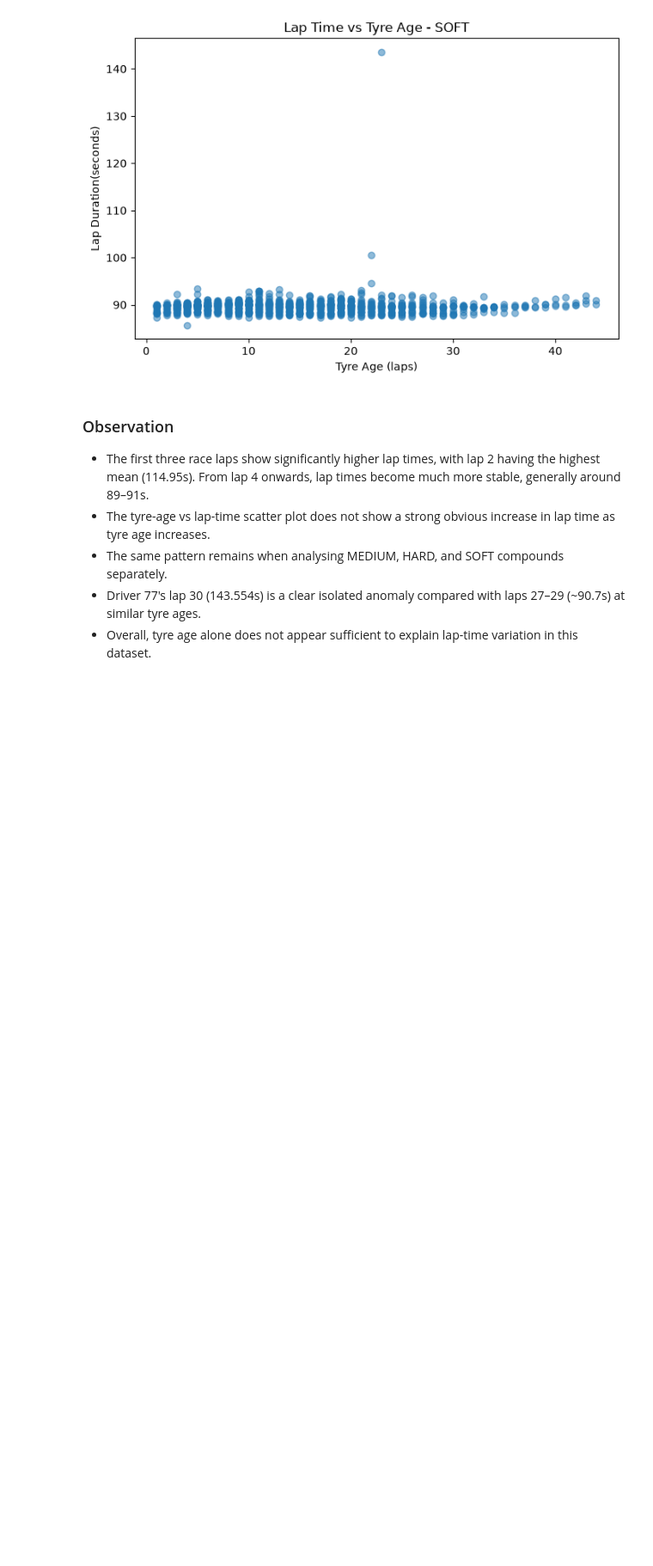
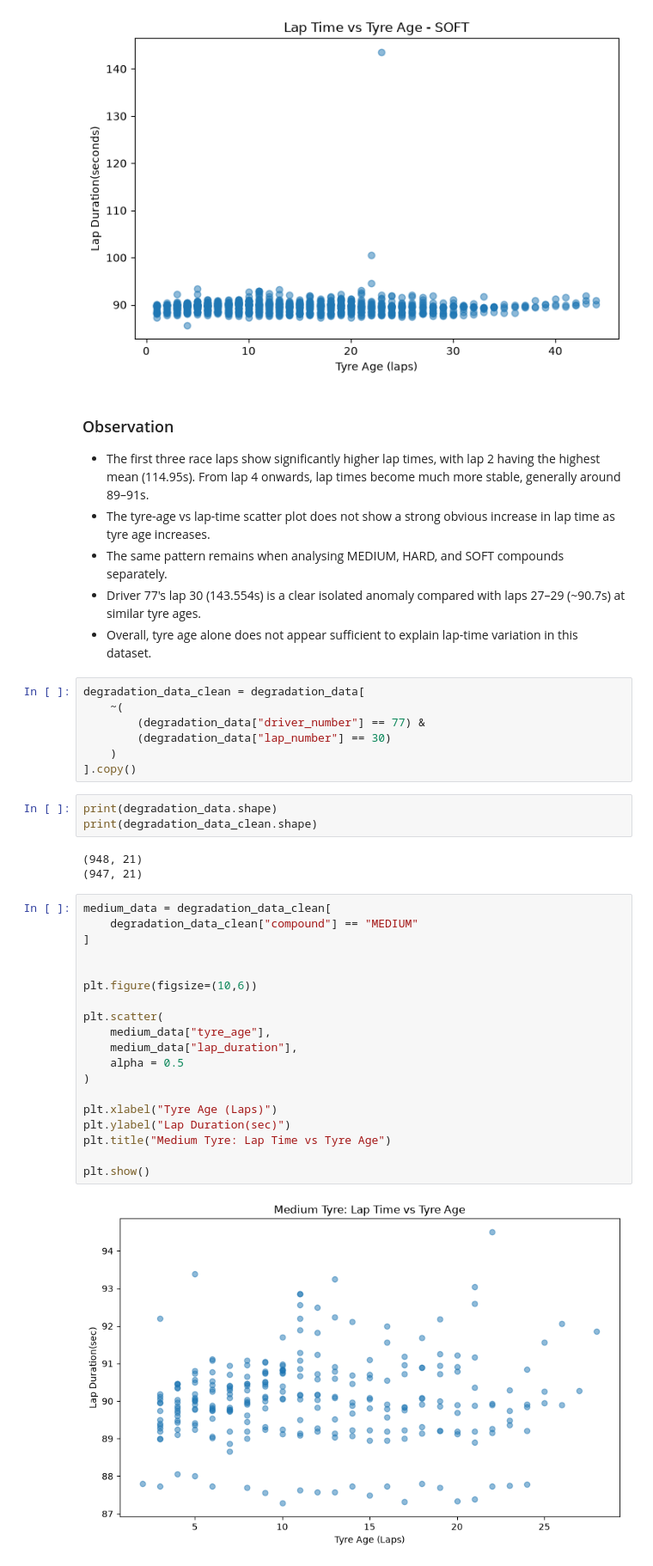
Before and after one commit to usma414/F1-Race-Intelligence-System, a Jupyter notebook: notebooks/01_initial_data_exploration.ipynb, the cells around one changed output. Shown at 86% size. Cells and saved outputs as stored; diff of their text form; blank space fills up the shorter version.

Commit message:
Compound-wise Tyre Degradtion

```diff
--- a/notebooks/01_initial_data_exploration.ipynb
+++ b/notebooks/01_initial_data_exploration.ipynb
@@ -1336,3 +1336,37 @@ for compound in degradation_data["compound"].unique():
 - The same pattern remains when analysing MEDIUM, HARD, and SOFT compounds separately.
 - Driver 77's lap 30 (143.554s) is a clear isolated anomaly compared with laps 27–29 (~90.7s) at similar tyre ages.
 - Overall, tyre age alone does not appear sufficient to explain lap-time variation in this dataset.
+# %%
+degradation_data_clean = degradation_data[
+    ~(
+        (degradation_data["driver_number"] == 77) &
+        (degradation_data["lap_number"] == 30)
+    )
+].copy()
+# %%
+print(degradation_data.shape)
+print(degradation_data_clean.shape)
+# %% [output]
+(948, 21)
+(947, 21)
+# %%
+medium_data = degradation_data_clean[
+    degradation_data_clean["compound"] == "MEDIUM"
+]
+
+
+plt.figure(figsize=(10,6))
+
+plt.scatter(
+    medium_data["tyre_age"],
+    medium_data["lap_duration"],
+    alpha = 0.5
+)
+
+plt.xlabel("Tyre Age (Laps)")
+plt.ylabel("Lap Duration(sec)")
+plt.title("Medium Tyre: Lap Time vs Tyre Age")
+
+plt.show()
+# %% [output]
+[figure, added]
```
Also changed, not shown: parts of 1 cell of this notebook.
